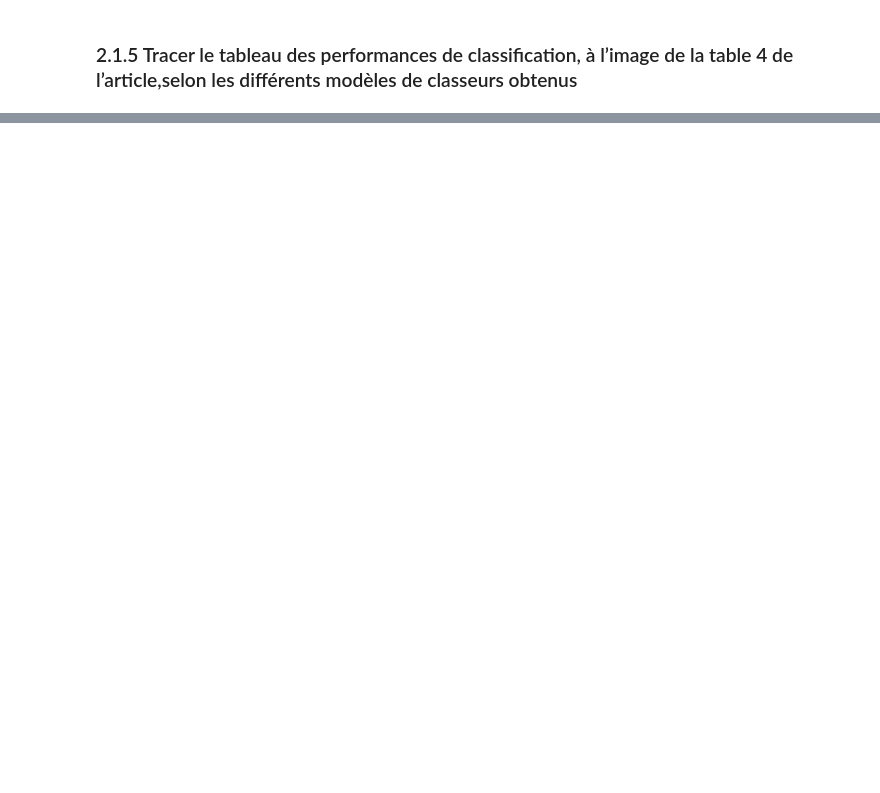
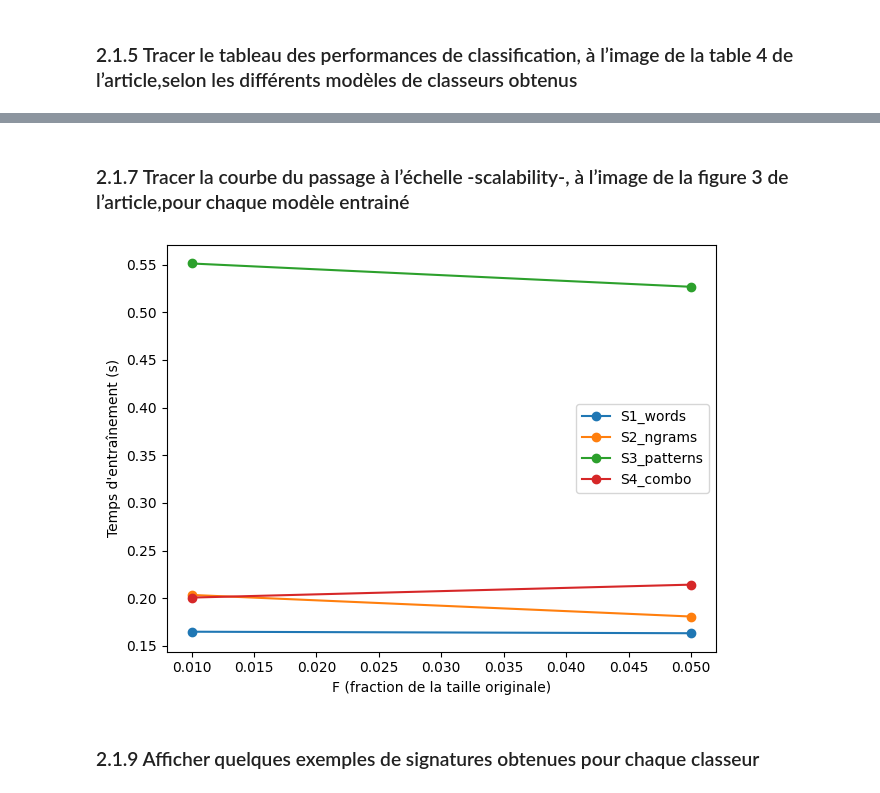
Before and after one commit to Michel065/projet-final-AADM, a Jupyter notebook: Code_Mini_Projet.ipynb, the cells around one changed output, grey strips where cells are left out. Cells and saved outputs as stored; diff of their text form; code cells hidden in the pictures; blank space fills up the shorter version.

```diff
--- a/Code_Mini_Projet.ipynb
+++ b/Code_Mini_Projet.ipynb
@@ -321,7 +336,7 @@ import pandas as pd
 def benchmark_scalability_vs_fraction(df_feat,scenario_name,numHashTables,F_list=(0.2, 0.4, 0.6, 0.8, 1.0),train_ratio=0.8,cache=True):
     rows = []
     for F in F_list:
-        df_F = limit_dataset_size(df_feat, F=F)
+        df_F = limit_dataset_size(df_feat, ratio=F)
 
         train_df, _ = split_train_test(df_F, train_ratio=train_ratio, cache=cache)
 
@@ -422,0 +462,34 @@ df_table4
+# %% [markdown]
+### 2.1.7 Tracer la courbe du passage à l’échelle -scalability-, à l’image de la figure 3 de l’article,pour chaque modèle entrainé
+# %%
+F_list = (0.2, 0.4, 0.6, 0.8, 1.0)
+#en local:
+#F_list = (0.01,0.05)
+
+rows = []
+
+S_all = [
+            ("S1_words", df_s1),
+            ("S2_ngrams", df_s2),
+            ("S3_patterns", df_s3),
+            ("S4_combo", df_s4),
+        ]
+
+for scenario_name, df_feat in S_all:
+    for nht in NUM_HASH_LIST:
+        df_tmp = benchmark_scalability_vs_fraction(
+            df_feat=df_feat,
+            scenario_name=scenario_name,
+            numHashTables=nht,
+            F_list=F_list,
+            cache=True
+        )
+        rows.append(df_tmp)
+
+df_scaling = pd.concat(rows, ignore_index=True)
+
+plot_scalability_fraction(df_scaling, hue="scenario")
+# %% [output]
+[figure, added]
+# %% [markdown]
+### 2.1.9 Afficher quelques exemples de signatures obtenues pour chaque classeur
```
Also changed, not shown: parts of 9 cells of this notebook.
